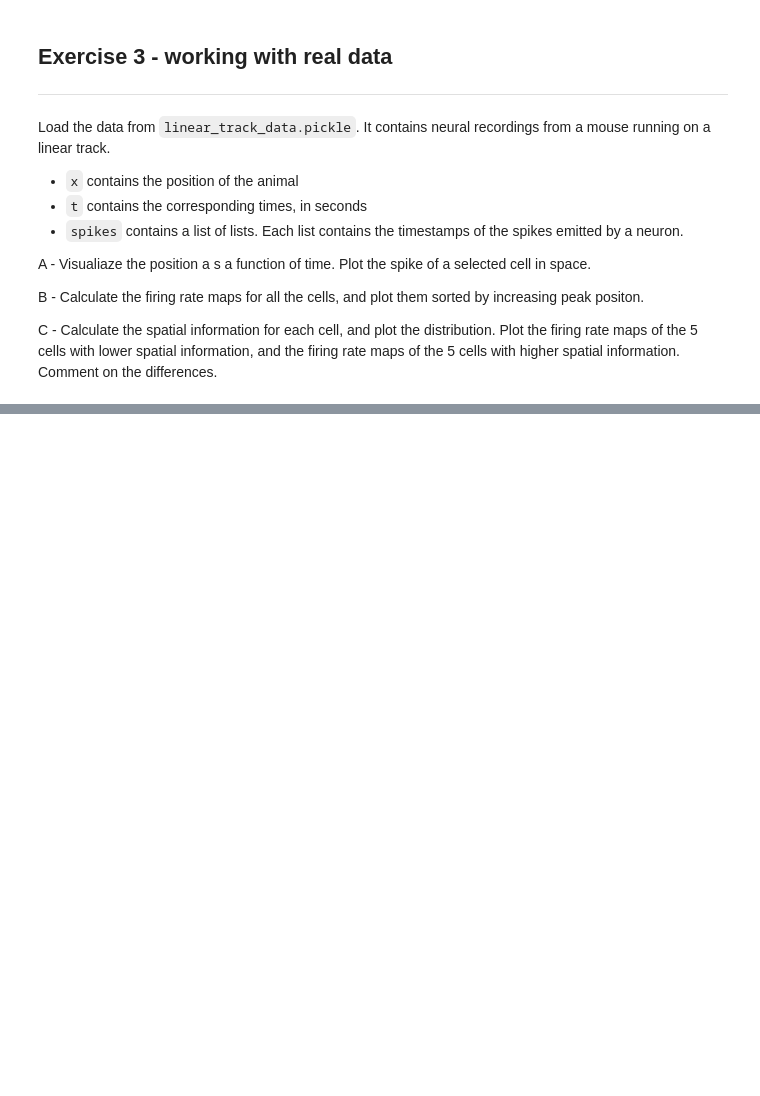
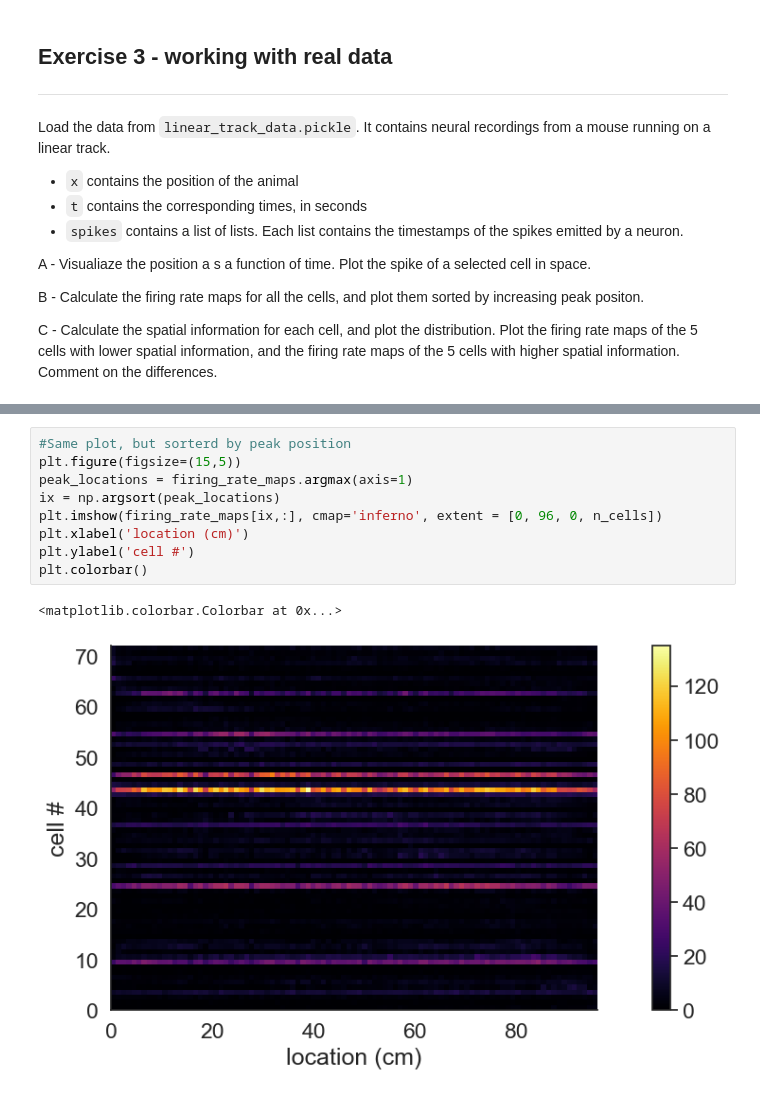
Before and after one commit to lbroekema/neuro-analysis, a Jupyter notebook: exercises_tuningcurves.ipynb, the cells around one changed output, grey strips where cells are left out. Drawn from its saved outputs; the diff is of its cells as text; blank space fills up the shorter version.

```diff
--- a/exercises_tuningcurves.ipynb
+++ b/exercises_tuningcurves.ipynb
@@ -770,0 +855,12 @@ C - Calculate the spatial information for each cell, and plot the distribution.
+# %%
+#Same plot, but sorterd by peak position
+plt.figure(figsize=(15,5))
+peak_locations = firing_rate_maps.argmax(axis=1)
+ix = np.argsort(peak_locations)
+plt.imshow(firing_rate_maps[ix,:], cmap='inferno', extent = [0, 96, 0, n_cells])
+plt.xlabel('location (cm)')
+plt.ylabel('cell #')
+plt.colorbar()
+# %% [output]
+<matplotlib.colorbar.Colorbar at 0x...>
+[figure, added]
```
Also changed, not shown: parts of 22 cells of this notebook.
